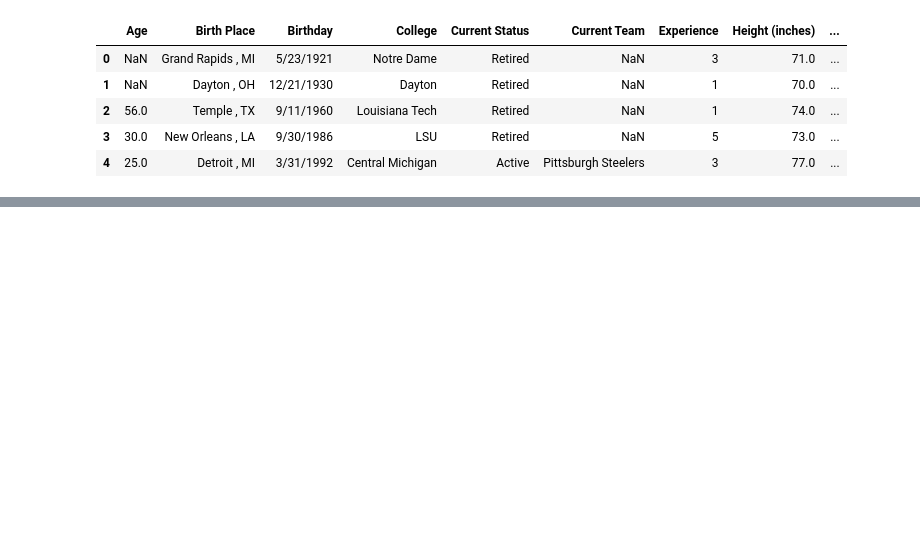
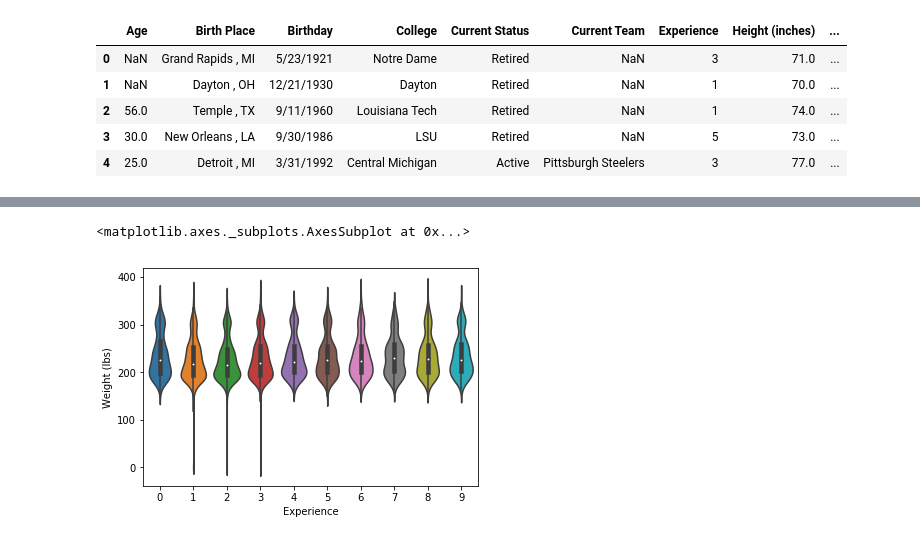
Before and after one commit to murchcollin/Midterm, a Jupyter notebook: Lab 6 -- Midterm Lab.ipynb, the cells around one changed output, grey strips where cells are left out. Cells and saved outputs as stored; diff of their text form; code cells hidden in the pictures; blank space fills up the shorter version.

```diff
--- a/Lab 6 -- Midterm Lab.ipynb
+++ b/Lab 6 -- Midterm Lab.ipynb
@@ -133,0 +147,6 @@ memory usage: 1.7+ MB
+# %%
+# Doesn't drop NaN's for some reason, but makes visual sense
+sns.violinplot(x='Experience', y="Weight (lbs)", data=df)
+# %% [output]
+<matplotlib.axes._subplots.AxesSubplot at 0x...>
+[figure, added]
```
Also changed, not shown: parts of 35 cells of this notebook.
